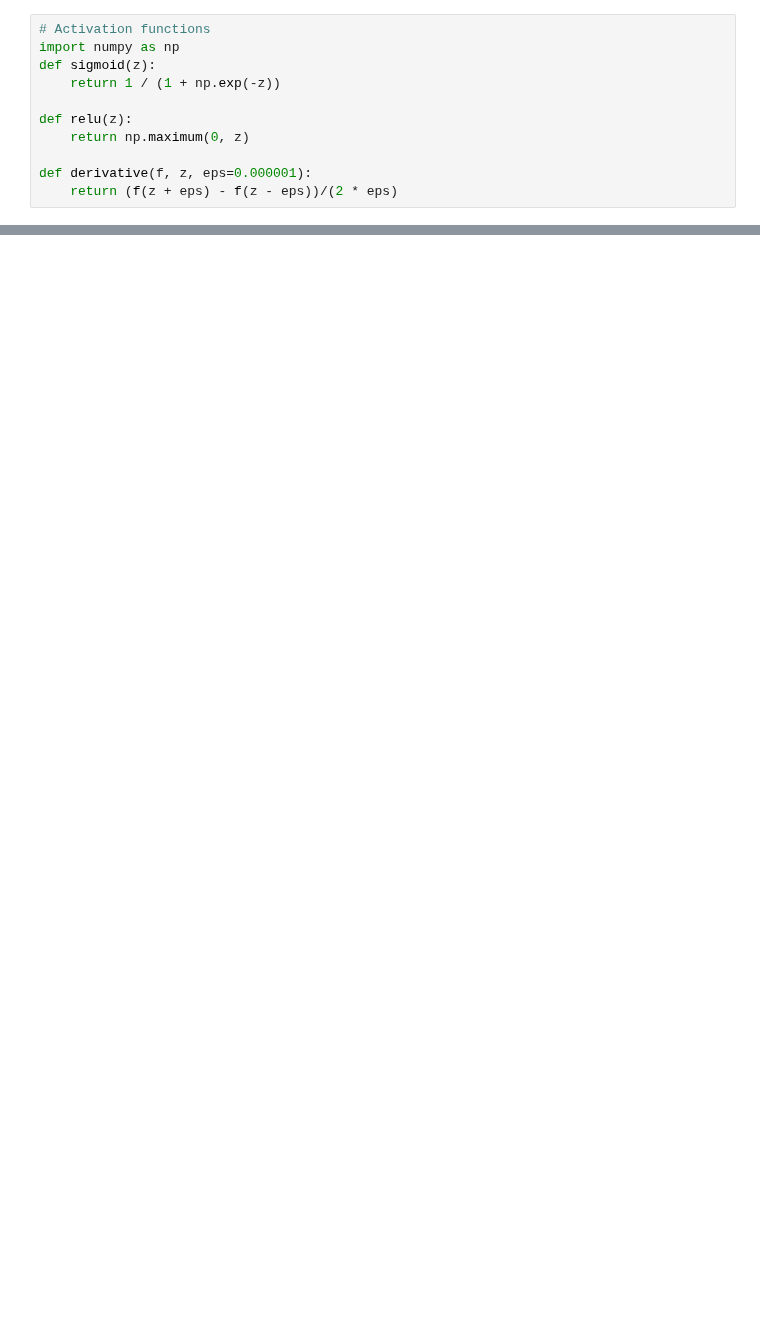
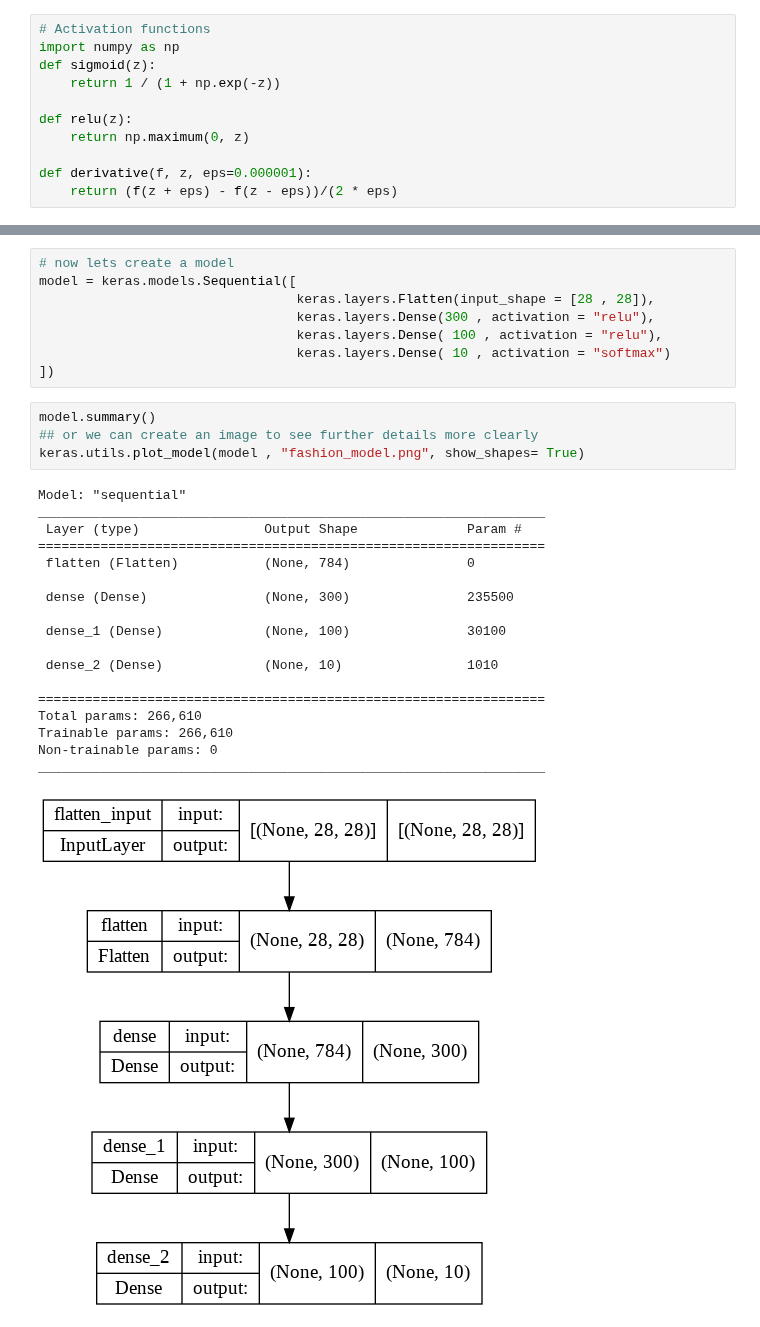
Before and after one commit to Mark-Nawar/ML-Books_Notes, a Jupyter notebook: BooksSummarie/Chapter-10/NNIntro.ipynb, the cells around one changed output, grey strips where cells are left out. Saved outputs shown, nothing was run; the diff lists cells and outputs as text; blank space fills up the shorter version.

Commit message:
2 hidden layers MPLS

```diff
--- a/BooksSummarie/Chapter-10/NNIntro.ipynb
+++ b/BooksSummarie/Chapter-10/NNIntro.ipynb
@@ -46,0 +87,31 @@ plt.show()
+# %%
+# now lets create a model
+model = keras.models.Sequential([
+                                 keras.layers.Flatten(input_shape = [28 , 28]),
+                                 keras.layers.Dense(300 , activation = "relu"),
+                                 keras.layers.Dense( 100 , activation = "relu"),
+                                 keras.layers.Dense( 10 , activation = "softmax")
+])
+# %%
+model.summary()
+## or we can create an image to see further details more clearly
+keras.utils.plot_model(model , "fashion_model.png", show_shapes= True)
+# %% [output]
+Model: "sequential"
+_________________________________________________________________
+ Layer (type)                Output Shape              Param #
+=================================================================
+ flatten (Flatten)           (None, 784)               0
+
+ dense (Dense)               (None, 300)               235500
+
+ dense_1 (Dense)             (None, 100)               30100
+
+ dense_2 (Dense)             (None, 10)                1010
+
+=================================================================
+Total params: 266,610
+Trainable params: 266,610
+Non-trainable params: 0
+_________________________________________________________________
+[figure, added]
```
Also changed, not shown: parts of 9 cells of this notebook.
